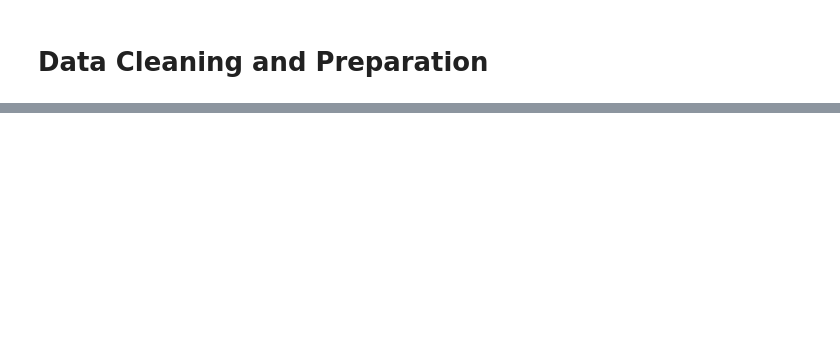
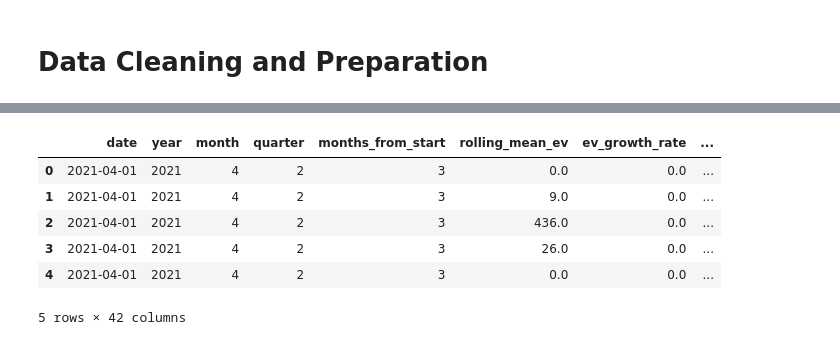
Before and after one commit to sadiqhasanrupani/ev-analysis, a Jupyter notebook: notebooks/ev_sales_by_markers_analysis/01_data_cleaning.ipynb, the cells around one changed output, grey strips where cells are left out. Saved outputs shown, nothing was run; the diff lists cells and outputs as text; code cells hidden in the pictures; blank space fills up the shorter version.

```diff
--- a/notebooks/ev_sales_by_markers_analysis/01_data_cleaning.ipynb
+++ b/notebooks/ev_sales_by_markers_analysis/01_data_cleaning.ipynb
@@ -709,0 +639,25 @@ These findings provide a foundation for developing market penetration strategies
+# %%
+import pandas as pd
+
+# Load enhanced data (you can change the file path)
+df_state = pd.read_csv('../../data/processed/ev_sales_enhanced.csv')
+
+# Ensure proper date format
+df_state['date'] = pd.to_datetime(df_state['date'], errors='coerce')
+
+# Calculate EV Penetration Rate
+df_state['ev_penetration_rate'] = df_state['electric_vehicles_sold'] / df_state['total_vehicles_sold']
+
+# Optional: Handle divide-by-zero
+df_state['ev_penetration_rate'] = df_state['ev_penetration_rate'].replace([float('inf'), -float('inf')], 0).fillna(0)
+
+# Preview
+display(df_state.head())
+# %% [output]
+|  | date | year | month | quarter | months_from_start | rolling_mean_ev | ev_growth_rate | ... |
+| 0 | 2021-04-01 | 2021 | 4 | 2 | 3 | 0.0 | 0.0 | ... |
+| 1 | 2021-04-01 | 2021 | 4 | 2 | 3 | 9.0 | 0.0 | ... |
+| 2 | 2021-04-01 | 2021 | 4 | 2 | 3 | 436.0 | 0.0 | ... |
+| 3 | 2021-04-01 | 2021 | 4 | 2 | 3 | 26.0 | 0.0 | ... |
+| 4 | 2021-04-01 | 2021 | 4 | 2 | 3 | 0.0 | 0.0 | ... |
+5 rows × 42 columns
```
Also changed, not shown: parts of 48 cells of this notebook, 36 other files.
